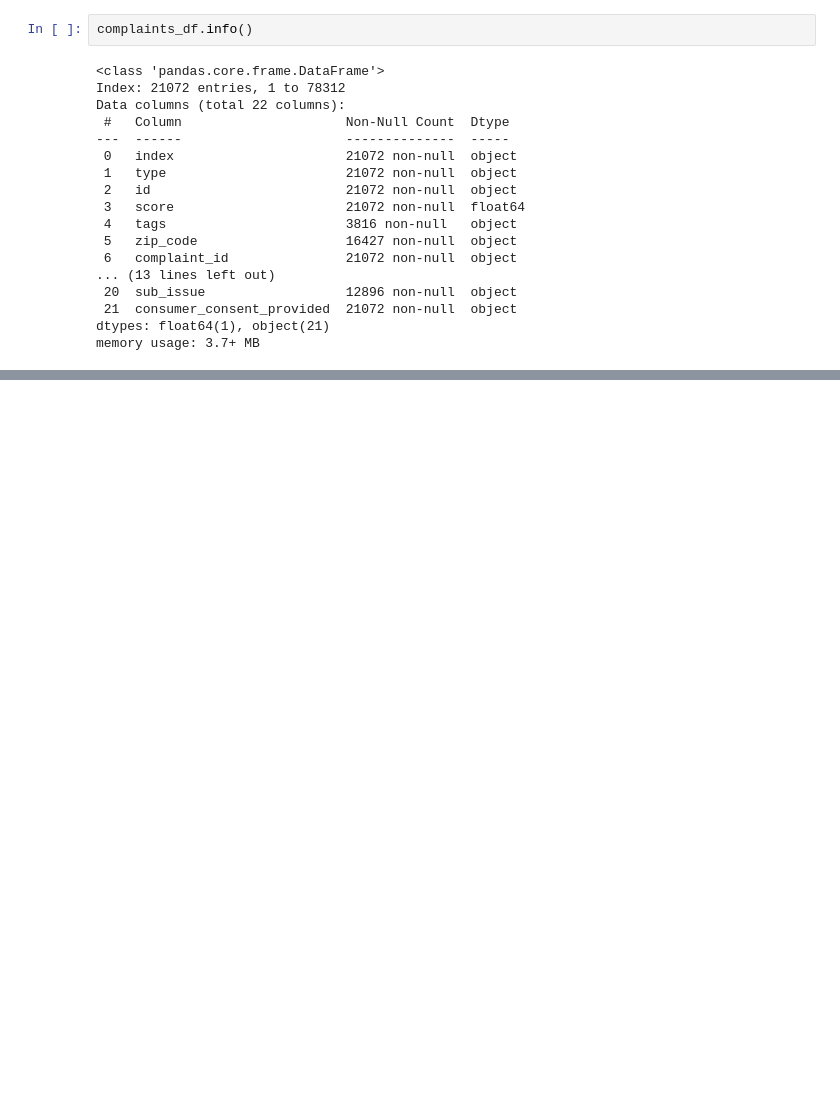
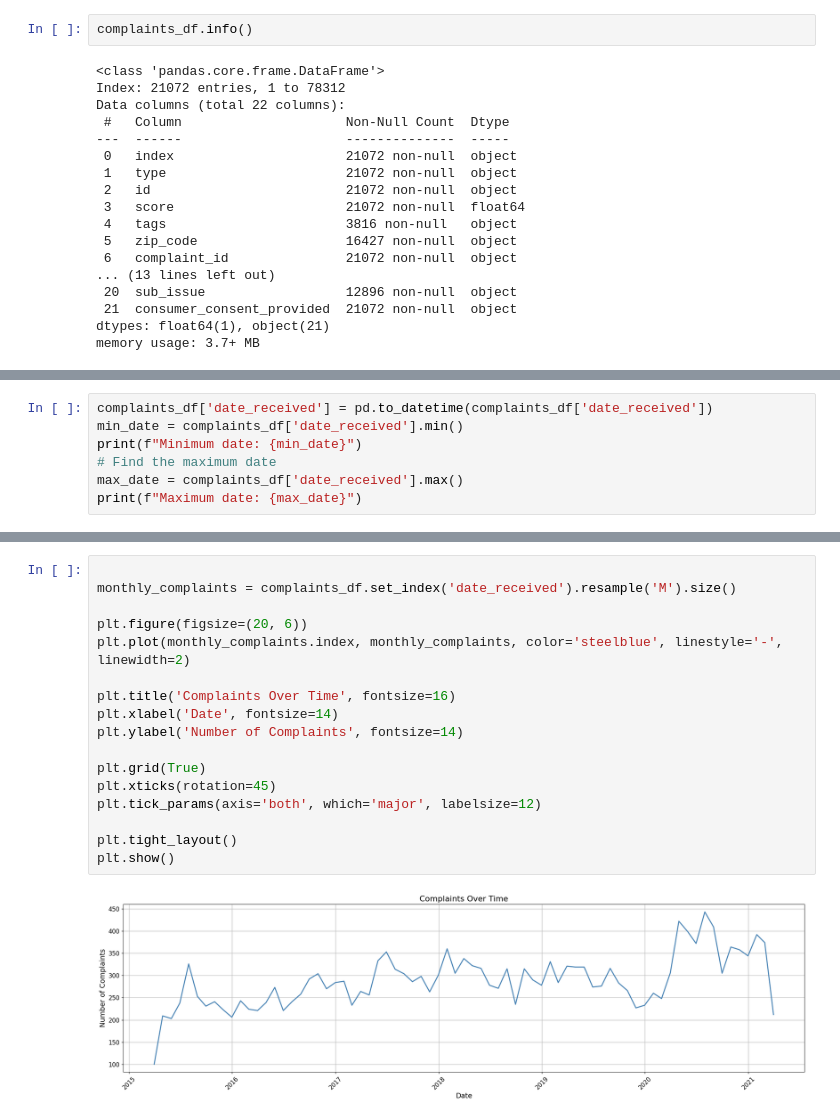
Before and after one commit to bhutto17/Automated-Customer-Complaints-Classification-Leveraging-NLP-and-Machine-Learning, a Jupyter notebook: Automated_Customer_Complaints_Classification_Leveraging_NLP_and_Machinne_Learning.ipynb, the cells around one changed output, grey strips where cells are left out. Cells and saved outputs as stored; diff of their text form; blank space fills up the shorter version.

Commit message:
Added Visualisations

```diff
--- a/Automated_Customer_Complaints_Classification_Leveraging_NLP_and_Machinne_Learning.ipynb
+++ b/Automated_Customer_Complaints_Classification_Leveraging_NLP_and_Machinne_Learning.ipynb
@@ -230,0 +233,7 @@ memory usage: 3.7+ MB
+# %%
+complaints_df['date_received'] = pd.to_datetime(complaints_df['date_received'])
+min_date = complaints_df['date_received'].min()
+print(f"Minimum date: {min_date}")
+# Find the maximum date
+max_date = complaints_df['date_received'].max()
+print(f"Maximum date: {max_date}")
@@ -230,0 +243,19 @@ memory usage: 3.7+ MB
+# %%
+
+monthly_complaints = complaints_df.set_index('date_received').resample('M').size()
+
+plt.figure(figsize=(20, 6))
+plt.plot(monthly_complaints.index, monthly_complaints, color='steelblue', linestyle='-', linewidth=2)
+
+plt.title('Complaints Over Time', fontsize=16)
+plt.xlabel('Date', fontsize=14)
+plt.ylabel('Number of Complaints', fontsize=14)
+
+plt.grid(True)
+plt.xticks(rotation=45)
+plt.tick_params(axis='both', which='major', labelsize=12)
+
+plt.tight_layout()
+plt.show()
+# %% [output]
+[figure, added]
```
Also changed, not shown: parts of 12 cells of this notebook.
